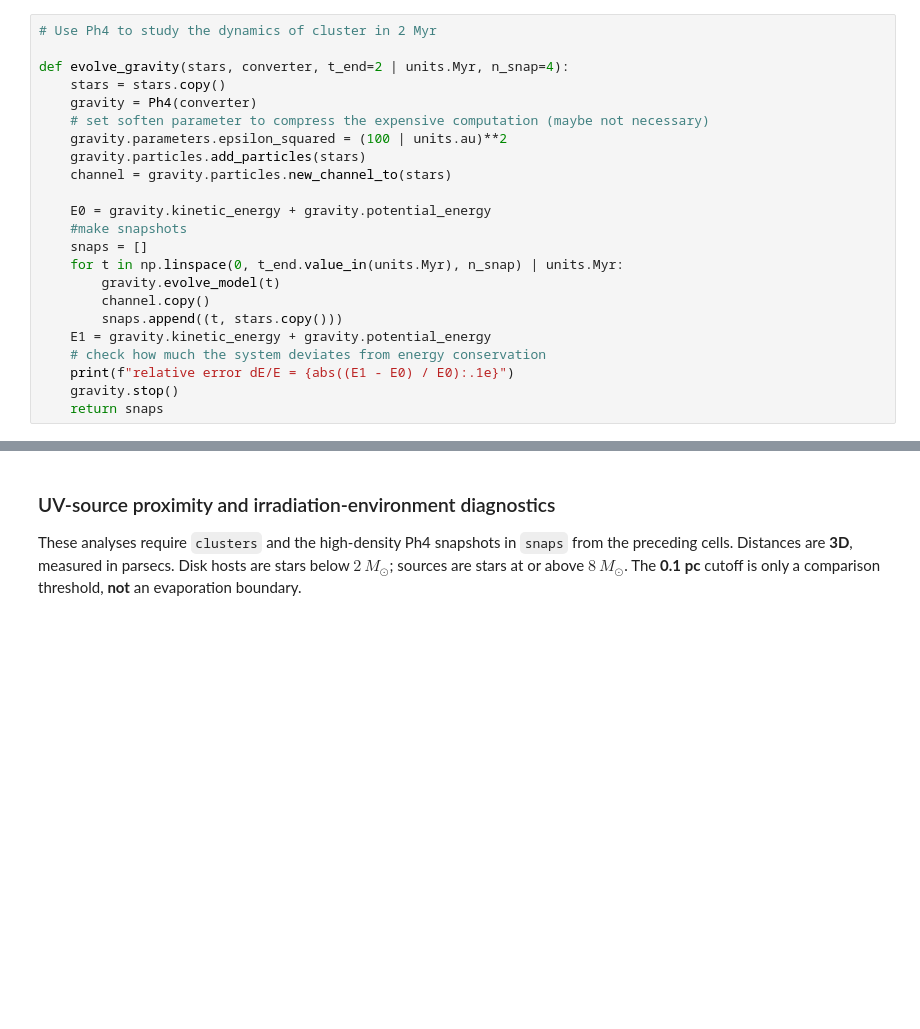
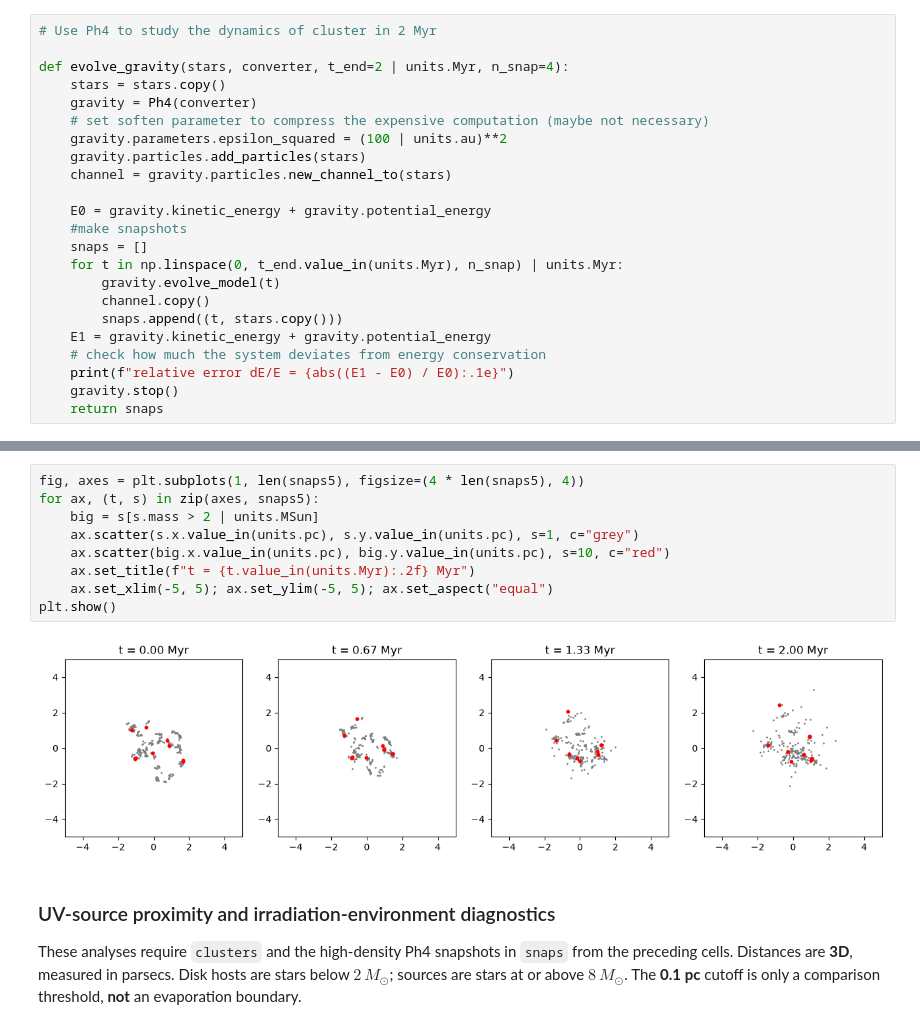
Before and after one commit to sapounas20/AMUSE_project, a Jupyter notebook: Clustering.ipynb, the cells around one changed output, grey strips where cells are left out. Saved outputs shown, nothing was run; the diff lists cells and outputs as text; blank space fills up the shorter version.

```diff
--- a/Clustering.ipynb
+++ b/Clustering.ipynb
@@ -100,3 +107,14 @@ relative error dE/E = 3.2e-03
+# %%
+fig, axes = plt.subplots(1, len(snaps5), figsize=(4 * len(snaps5), 4))
+for ax, (t, s) in zip(axes, snaps5):
+    big = s[s.mass > 2 | units.MSun]
+    ax.scatter(s.x.value_in(units.pc), s.y.value_in(units.pc), s=1, c="grey")
+    ax.scatter(big.x.value_in(units.pc), big.y.value_in(units.pc), s=10, c="red")
+    ax.set_title(f"t = {t.value_in(units.Myr):.2f} Myr")
+    ax.set_xlim(-5, 5); ax.set_ylim(-5, 5); ax.set_aspect("equal")
+plt.show()
+# %% [output]
+[figure, added]
 # %% [markdown]
 ### UV-source proximity and irradiation-environment diagnostics
 
```
Also changed, not shown: parts of 11 cells of this notebook, 1 other file.
